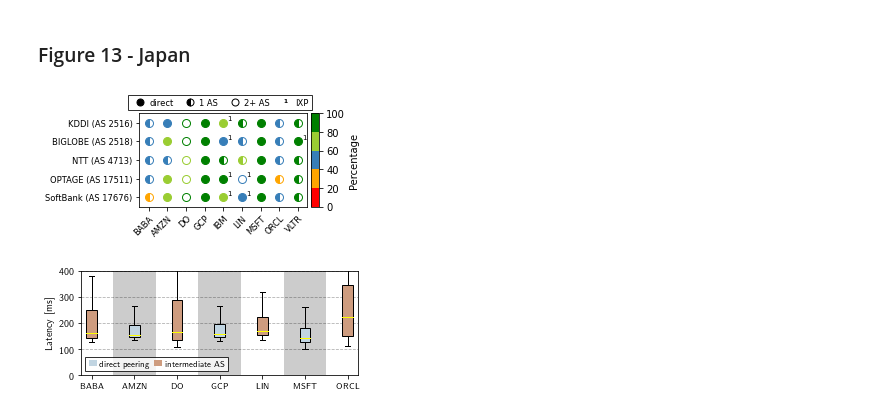
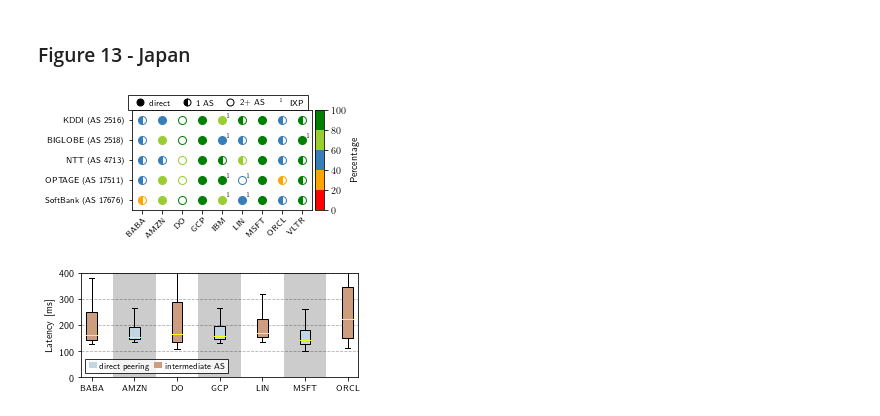
Before and after one commit to tkdang97/Cloudy-with-a-Chance-of-Short-RTTs, a Jupyter notebook: speedchecker-analysis.ipynb, the cells around one changed output. Drawn from its saved outputs; the diff is of its cells as text; code cells hidden in the pictures.

Commit message:
Updated figures that used type 3 fonts to use type 1 fonts

```diff
--- a/speedchecker-analysis.ipynb
+++ b/speedchecker-analysis.ipynb
@@ -1136,7 +1136,6 @@ for p_id in probe_vars:
         else:
             vars_other[probes_loc[p_id]].append(stats.variation(probe_vars[p_id]))
 
-plt.rcParams.update({"text.usetex": False})
 fig, ax = plt.subplots(figsize=(4.66, 2))
 pos1 = np.arange(0, 3 * len(continents), 3)
 pos2 = np.arange(1, 3 * len(continents) + 1, 3)
@@ -1146,7 +1145,7 @@ ax.boxplot([vars_other[cont] for cont in continents], positions=pos2, patch_arti
            showfliers=False, boxprops=dict(facecolor=cols[1], lw=1), medianprops=dict(color="yellow"))
 ax.set_xticks(np.arange(0.5, 3 * len(continents), 3))
 ax.set_xticklabels(continents)
-ax.set_ylabel("Coeff. of Variation ($\mathregular{C_v}$)")
+ax.set_ylabel("Coeff. of Variation ($\mathrm{C_v}$)")
 ax.set_yticks(np.arange(0, 3, 0.5))
 ax.set_ylim([-0.1, 2.5])
 ax.set_xlim([-0.5, 3 * len(continents) - 1.5])
@@ -1165,7 +1164,6 @@ plt.grid(True, axis="y", linestyle="--")
 
 plt.savefig("Figs/Fig_8.pdf", bbox_inches="tight", pad_inches=0)
 plt.show()
-plt.rcParams.update({"text.usetex": True})
 # %% [output]
 [figure]
 # %% [markdown]
@@ -1211,7 +1209,6 @@ def adjust_box(plot, index, t):
 
 type_colors = {0: cols[0], 1: cols[1]}
 
-plt.rcParams.update({"text.usetex": False})
 fig, ax = plt.subplots(figsize=(4.66, 2))
 counter = 0
 tick_pos = []
@@ -1233,7 +1230,7 @@ for co in countries:
 
 ax.set_xticks(tick_pos)
 ax.set_xticklabels(countries, fontsize="small")
-ax.set_ylabel("Coeff. of Variation ($\mathregular{C_v}$)")
+ax.set_ylabel("Coeff. of Variation ($\mathrm{C_v}$)")
 
 ax.axvspan(-1, 3, facecolor="#8dd3c7", alpha=0.6)
 ax.axvspan(3, 9, facecolor="#ffffb3", alpha=0.6)
@@ -1255,7 +1252,6 @@ plt.grid(True, axis="y", linestyle="--")
 
 plt.savefig("Figs/Fig_9.pdf", bbox_inches = "tight", pad_inches = 0)
 plt.show()
-plt.rcParams.update({"text.usetex": True})
 # %% [output]
 [figure]
 # %% [markdown]
@@ -1606,7 +1602,6 @@ class TextHandlerB(HandlerBase):
 tracert_dest, tracert_latencies = create_peering_data("DE", "EU")
 
 Legend.update_default_handler_map({str : TextHandlerB()})
-plt.rcParams.update({"text.usetex": False})
 
 df_ixp = pd.read_csv("peering/asn_path_map_DE.csv", delimiter=";",
                      converters={"intermediate": lambda x: x.split(",") if len(x) > 1 else ""})
@@ -1668,7 +1663,7 @@ cb = matplotlib.colorbar.ColorbarBase(cax, cmap=cmap, boundaries=bounds, ticks=b
 cb.set_label("Percentage")
 
 isp_dict = {"3209": "Vodafone", "3320": "D. Telekom", "6805": "Telefónica", "6830": "Liberty",
-           "8881": "1&1"}
+           "8881": "1\&1"}
 isp_labels = ["{} (AS {})".format(isp_dict[asn], asn) for asn in isp_dict]
 provider_labels = [asns_dict[x] for x in list(map(int,providers))]
 provider_labels = [provider_abbrev[x] for x in provider_labels]
@@ -1695,7 +1690,7 @@ for i in range(len(isps)):
                     marker="o", markerfacecolor=hmap_cols[int(hmap_list[i][j]) // 20], markersize=8, color="w",
                     markeredgecolor=hmap_cols[int(hmap_list[i][j]) // 20])
             if hmap_types[i][j] >= 10:
-                ax1.annotate("$\mathregular{^1}$", xy = (j + 0.2, i + 0.05))
+                ax1.annotate("$\mathrm{^1}$", xy = (j + 0.2, i + 0.05))
 
 handles = [Line2D([0], [0], marker="o", color="w", markerfacecolor="black", markersize=7,
                   markeredgecolor="black"),
@@ -1703,7 +1698,7 @@ handles = [Line2D([0], [0], marker="o", color="w", markerfacecolor="black", mark
                   markerfacecoloralt="white", markersize=7, markeredgecolor="black"),
            Line2D([0], [0], marker="o", color="w", markerfacecolor="none",
                   markeredgecolor="black", markersize=7),
-           "$\mathregular{^1}$"]
+           "$\mathrm{^1}$"]
 labels = ["direct", "1 AS", "2+ AS", "IXP"]
 
 fig.legend(handles=handles, labels=labels, bbox_to_anchor=(0.28, 0.73, 1., .102), loc="lower left",
@@ -1712,5 +1707,4 @@ fig.legend(handles=handles, labels=labels, bbox_to_anchor=(0.28, 0.73, 1., .102)
 fig.tight_layout()
 plt.savefig("Figs/Fig_12a.pdf", bbox_inches="tight")
 plt.show()
-plt.rcParams.update({"text.usetex": True})
 # %% [output]
@@ -1794,7 +1788,6 @@ class TextHandlerB(HandlerBase):
 tracert_dest, tracert_latencies = create_peering_data("JP", "AS")
 
 Legend.update_default_handler_map({str : TextHandlerB()})
-plt.rcParams.update({"text.usetex": False})
 
 df_ixp = pd.read_csv("peering/asn_path_map_JP.csv", delimiter=";",
                      converters={"intermediate": lambda x: x.split(",") if len(x) > 1 else ""})
@@ -1872,37 +1865,36 @@ for i in range(len(isps)):
     for j in range(len(providers)):
         if hmap_types[i][j] == -1:
             ax1.text(j, i, "-", ha="center", va="center", color="black", fontsize=15)
         else:
             if hmap_types[i][j] == 0 or hmap_types[i][j] == 10:
                 fill = "full"
             elif hmap_types[i][j] == 1 or hmap_types[i][j] == 11:
                 fill = "left"
             else:
                 fill = "none"
             ax1.plot(j, i, fillstyle=fill, markerfacecoloralt="white",
                     marker="o", markerfacecolor=hmap_cols[int(hmap_list[i][j]) // 20], markersize=8, color="w",
                     markeredgecolor=hmap_cols[int(hmap_list[i][j]) // 20])
             if hmap_types[i][j] >= 10:
-                ax1.annotate("$\mathregular{^1}$", xy = (j + 0.2, i + 0.05))
+                ax1.annotate("$\mathrm{^1}$", xy = (j + 0.2, i + 0.05))
 
 handles = [Line2D([0], [0], marker="o", color="w", markerfacecolor="black", markersize=7,
                   markeredgecolor="black"),
            Line2D([0], [0], fillstyle="left", marker="o", color="w", markerfacecolor="black",
                   markerfacecoloralt="white", markersize=7, markeredgecolor="black"),
            Line2D([0], [0], marker="o", color="w", markerfacecolor="none",
                   markeredgecolor="black", markersize=7),
-           "$\mathregular{^1}$"]
+           "$\mathrm{^1}$"]
 labels = ["direct", "1 AS", "2+ AS", "IXP"]
 
 fig.legend(handles=handles, labels=labels, bbox_to_anchor=(0.28, 0.73, 1., .102), loc="lower left",
            ncol=5, borderaxespad=0., edgecolor="black", handletextpad=0.1, fontsize="small", fancybox=False,
            columnspacing=1)
 fig.tight_layout()
 plt.savefig("Figs/Fig_13a.pdf", bbox_inches="tight")
 plt.show()
-plt.rcParams.update({"text.usetex": True})
 # %% [output]
-[figure, old version]
+[figure, new version]
 # %%
 country = "JP"
 target_country = "IN"
```
Also changed, not shown: parts of 3 cells of this notebook, 4 other files.
